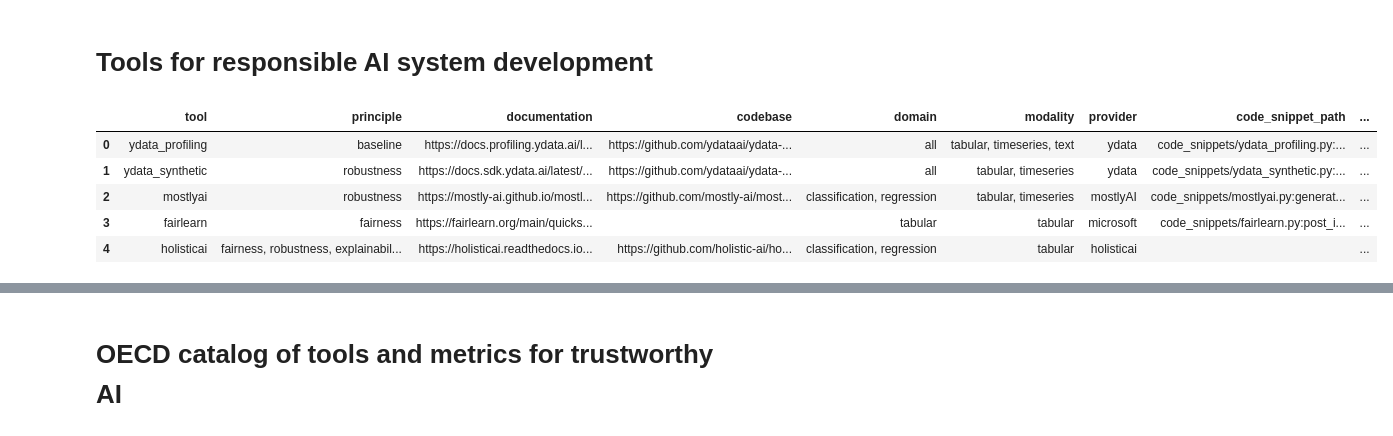
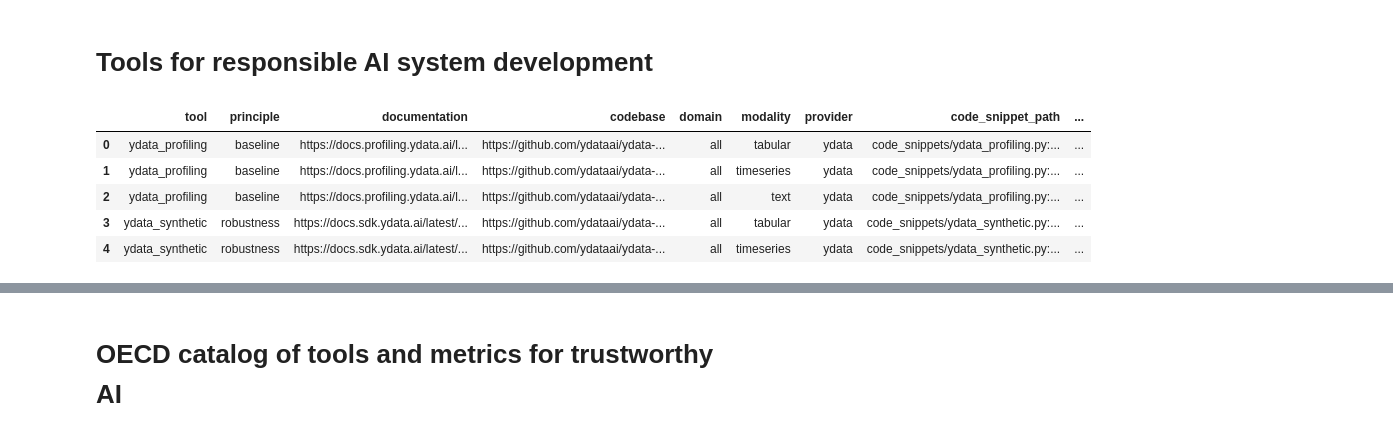
Before and after one commit to aequitas-aod/aequitas-service, a Jupyter notebook: tools_catalog/tools.ipynb, the cells around one changed output, grey strips where cells are left out. Drawn from its saved outputs; the diff is of its cells as text; code cells hidden in the pictures.

```diff
--- a/tools_catalog/tools.ipynb
+++ b/tools_catalog/tools.ipynb
@@ -14,6 +14,7 @@ tools_list = [
         "domain": "all",
         "code_snippet_path": "code_snippets/ydata_profiling.py:data_profiling_eda",
         "ai_operation": ["data_profiling"],
+        "op_implementation": [],
         "article": ["10.2", "10.3"],
         "question": [
             "How many instances are there in total?",
@@ -31,6 +32,7 @@ tools_list = [
         "domain": "all",
         "code_snippet_path": "code_snippets/ydata_synthetic.py:generate_synthetic_data",
         "ai_operation": ["data_preprocessing"],
+        "op_implementation": [],
         "article": ["10.5"],
         "question": [
             "Can I generate a specific number of synthetic data?",
@@ -48,6 +50,7 @@ tools_list = [
         "domain": "classification, regression",
         "code_snippet_path": "code_snippets/mostlyai.py:generate_synthetic_data",
         "ai_operation": ["data_preprocessing"],
+        "op_implementation": [],
         "article": ["10.5"],
         "question": [
             "How many instances are there in total?",
@@ -66,6 +69,7 @@ tools_list = [
         "domain": "tabular",
         "code_snippet_path": "code_snippets/fairlearn.py:post_inference_transformations_threshold_EO",
         "ai_operation": ["post_inference_transformations"],
+        "op_implementation": [],
         "article": ["10.5"],
         "question": [
             "Does the model satisfy demographic parity, equal opportunity, or equalized odds across sensitive groups?",
@@ -84,8 +88,9 @@ tools_list = [
         "modality": "tabular",
         "provider": "holisticai",
         "domain": "classification, regression",
-        "code_snippet_path": "",
+        "code_snippet_path": "code_snippets/holisticai.py:preprocess_bias_mitigation",
         "ai_operation": ["data_processing", "model_training", "model_evaluation", "post_inference_transformation"],
+        "op_implementation": [],
         "article": ["10.2", "10.3"],
         "question": [
             "How fair is my model across protected groups (e.g., demographic parity, equal opportunity, equalized odds)?",
@@ -112,6 +117,7 @@ tools_list = [
         "domain": "chatbot, text generation, text classification, text summarization",
         "code_snippet_path": "code_snippets/variationist.py:run_inspector",
         "ai_operation": ["data_profiling"],
+        "op_implementation": [],
         "article": ["10.2", "10.3"],
         "question": ["How can I analyze and explore language variation and bias in written language data?",
                      "Which are the mos frequent and common terms in our dataset?"],
@@ -126,6 +132,7 @@ tools_list = [
         "domain": "classification, regression",
         "code_snippet_path": "code_snippets/witwidget.py:explainability_fairness_what_if_analysis",
         "ai_operation": ["data_profiling", "model_evaluation"],
+        "op_implementation": [],
         "article": ["10.2", "10.3"],
         "question": [
             "What changes to an individual data point's features would cause the model to produce a different prediction (counterfactual analysis)?",
@@ -148,6 +155,7 @@ tools_list = [
         "domain": "",
         "code_snippet_path": "",
         "ai_operation": ["model_evaluation", "model_monitoring"],
+        "op_implementation": [],
         "article": ["10.2", "10.3"],
         "question": [
             "What are the highest-risk model failures detected by automated ML tests on this dataset?",
@@ -167,6 +175,7 @@ tools_list = [
         "domain": "",
         "code_snippet_path": "",
         "ai_operation": ["data_processing", "model_training", "model_evaluation", "post_inference_transformation"],
+        "op_implementation": [],
         "article": ["10.2", "10.3"],
         "question": [
             "What is the level of statistical bias in the dataset across protected attributes?",
@@ -187,6 +196,7 @@ tools_list = [
         "domain": "",
         "code_snippet_path": "",
         "ai_operation": ["data_processing", "model_evaluation", "post_inference_transformation"],
+        "op_implementation": [],
         "article": ["14"],
         "question": [
             "Which features globally contribute most to model predictions?",
@@ -207,6 +217,7 @@ tools_list = [
         "domain": "",
         "code_snippet_path": "",
         "ai_operation": ["data_processing", "model_evaluation", "post_inference_transformation"],
+        "op_implementation": [],
         "article": ["14"],
         "question": [
             "Which local and global explanation methods best describe this model's decisions?",
@@ -227,6 +238,7 @@ tools_list = [
         "domain": "",
         "code_snippet_path": "",
         "ai_operation": ["model_evaluation", "model_monitoring", "post_inference_transformation"],
+        "op_implementation": [],
         "article": ["14"],
         "question": [
             "Which input features most influenced this single prediction?",
@@ -247,6 +259,7 @@ tools_list = [
         "domain": "",
         "code_snippet_path": "",
         "ai_operation": ["model_training", "model_evaluation", "model_monitoring", "post_inference_transformation"],
+        "op_implementation": [],
         "article": ["14"],
         "question": [
             "How vulnerable is the model to evasion, poisoning, or extraction attacks?",
@@ -265,8 +278,13 @@ tools_list = [
         "modality": "tabular",
         "provider": "aequitas",
         "domain": "classification, regression",
-        "code_snippet_path": "",
-        "ai_operation": ["data_preprocessing", "model_training", "model_evaluation"],
+        "code_snippet_path": "code_snippets/aequitas.py",
+        "ai_operation": ["model_training", "model_training",
+                          "model_training", "model_evaluation",
+                          "model_evaluation"],
+        "op_implementation": ["train_model_reweighing", "train_model_disparate_impact_remover",
+                              "train_model_learning_fair_representations", "model_evaluation_fairness_disparate_impact_remover",
+                              "model_evaluation_fairness_lfr"],
         "article": ["10.2", "10.3"],
         "question": ["What demographic information and domain is the dataset aiming to represent?",
                      "What is the minimum sample size to represent the population sufficiently and significantly? ",
@@ -284,6 +302,7 @@ tools_list = [
         "provider": "evidently.ai",
         "code_snippet_path": "code_snippets/evidently.py:data_profiling_detect_data_drift",
         "ai_operation": ["data_validation", "model_monitoring", "production_data_monitoring"],
+        "op_implementation": [],
         "article": ["10.1", "10.2", "10.3"],
         "question": [
             "Can you create a report about the level of data drift for the given reference and target data?"
@@ -300,10 +319,11 @@ tools_list = [
         "principle": "baseline, robustness",
         "documentation": "https://nannyml.readthedocs.io/en/stable/quick.html",
         "codebase": "https://github.com/nannyml/nannyml",
-        "modality": "tabular, text, embeddings",
+        "modality": "tabular",
         "provider": "nannyml",
         "code_snippet_path": "code_snippets/nannyml.py:model_monitoring_concept_drift",
         "ai_operation": ["data_validation", "model_monitoring", "production_data_monitoring"],
+        "op_implementation": [],
         "question": [
             "Is the pattern learned by the model still applicable?",
             "Has the decision boundary changed?",
@@ -324,6 +344,7 @@ tools_list = [
         "domain": "regression, chatbot, object detection",
         "code_snippet_path": "",
         "ai_operation": "",
+        "op_implementation": [],
         "question": ["How different two datasets are?",
                      "Is there any data drift between two datasets?",
                      "Does the data contain any outliers?",
@@ -340,6 +361,7 @@ tools_list = [
         "domain": "LLM-based Agent, text classification, text summarization, text generation, RAG, speech-to-text",
         "code_snippet_path": "",
         "ai_operation": "",
+        "op_implementation": [],
         "question": [
             "How can I compare the performance of different LLM models on text generation, text classification, text summarization, text generation, RAG, and speech-to-text tasks?",
         ],
@@ -354,6 +376,7 @@ tools_list = [
         "domain": "LLM-based Agent, text classification, text summarization, text generation, RAG, speech-to-text",
         "code_snippet_path": "",
         "ai_operation":  ["model_evaluation", "model_monitoring"],
+        "op_implementation": [],
         "question": [
             "How can I compare the performance of different LLM models on text generation, text classification, text summarization, text generation, RAG, and speech-to-text tasks?",
         ],
@@ -368,6 +391,7 @@ tools_list = [
         "domain": "LLM-based Agent, text classification, text summarization, text generation, RAG, speech-to-text",
         "code_snippet_path": "",
         "ai_operation": ["model_evaluation", "model_monitoring"],
+        "op_implementation": [],
         "question": [
             "How can I compare the performance of different LLM models on text generation, text classification, text summarization, text generation, RAG, and speech-to-text tasks?",
         ],
@@ -382,6 +406,7 @@ tools_list = [
         "domain": "fine tuning, optimized training, fast inference",
         "code_snippet_path": "",
         "ai_operation": ["model_training"],
+        "op_implementation": [],
         "question": [
             "How can I fine-tune and optimize the performance of different LLM models for specific tasks?",
         ],
@@ -396,6 +421,7 @@ tools_list = [
         "domain": "classification, regression",
         "code_snippet_path": "code_snippets/great_expectations.py:data_validation_values_between",
         "ai_operation": ["data_validation"],
+        "op_implementation": [],
         "question": [
             "What volume of data is necessary for the development of the AI system, keeping in mind the data minimisation principle?",
             "How many instances are there in total?",
@@ -403,35 +429,36 @@ tools_list = [
             "How many missing values do we have in each feature?",
             "How many features do we have in total?",
             "Are there any significant outliers or anomalies?",
         ],
     }
 ]
 tools_principles_df = pd.DataFrame(
     tools_list,
     columns=[
         "tool",
         "principle",
         "documentation",
         "codebase",
         "domain",
         "modality",
         "provider",
         "code_snippet_path",
         "ai_operation",
         "article",
         "question",
     ],
 )
 # modality: tabular, text, image, audio, video
 # applicative domain: chatbot, classification, regression, object detection, text classification, text summarization, text generation, RAG, LLM-based Agent, speech-to-text
 #tools_principles_df = tools_principles_df.assign(principle=tools_principles_df["principle"].str.split(",")).explode("principle").reset_index(drop=True)
 #tools_principles_df = tools_principles_df.assign(modality=tools_principles_df["modality"].str.split(",")).explode("modality").reset_index(drop=True)
+tools_principles_df = tools_principles_df.assign(modality=tools_principles_df["modality"].str.split(",")).explode("modality").reset_index(drop=True)
 tools_principles_df.to_csv("tools_principles_catalog.csv", index=False)
 tools_principles_df.head()
 # %% [output]
 |  | tool | principle | documentation | codebase | domain | modality | provider | code_snippet_path | ... |
-| 0 | ydata_profiling | baseline | https://docs.profiling.ydata.ai/l... | https://github.com/ydataai/ydata-... | all | tabular, timeseries, text | ydata | code_snippets/ydata_profiling.py:... | ... |
-| 1 | ydata_synthetic | robustness | https://docs.sdk.ydata.ai/latest/... | https://github.com/ydataai/ydata-... | all | tabular, timeseries | ydata | code_snippets/ydata_synthetic.py:... | ... |
-| 2 | mostlyai | robustness | https://mostly-ai.github.io/mostl... | https://github.com/mostly-ai/most... | classification, regression | tabular, timeseries | mostlyAI | code_snippets/mostlyai.py:generat... | ... |
-| 3 | fairlearn | fairness | https://fairlearn.org/main/quicks... |  | tabular | tabular | microsoft | code_snippets/fairlearn.py:post_i... | ... |
-| 4 | holisticai | fairness, robustness, explainabil... | https://holisticai.readthedocs.io... | https://github.com/holistic-ai/ho... | classification, regression | tabular | holisticai |  | ... |
+| 0 | ydata_profiling | baseline | https://docs.profiling.ydata.ai/l... | https://github.com/ydataai/ydata-... | all | tabular | ydata | code_snippets/ydata_profiling.py:... | ... |
+| 1 | ydata_profiling | baseline | https://docs.profiling.ydata.ai/l... | https://github.com/ydataai/ydata-... | all | timeseries | ydata | code_snippets/ydata_profiling.py:... | ... |
+| 2 | ydata_profiling | baseline | https://docs.profiling.ydata.ai/l... | https://github.com/ydataai/ydata-... | all | text | ydata | code_snippets/ydata_profiling.py:... | ... |
+| 3 | ydata_synthetic | robustness | https://docs.sdk.ydata.ai/latest/... | https://github.com/ydataai/ydata-... | all | tabular | ydata | code_snippets/ydata_synthetic.py:... | ... |
+| 4 | ydata_synthetic | robustness | https://docs.sdk.ydata.ai/latest/... | https://github.com/ydataai/ydata-... | all | timeseries | ydata | code_snippets/ydata_synthetic.py:... | ... |
```
Also changed, not shown: parts of 2 cells of this notebook, 2 other files.
